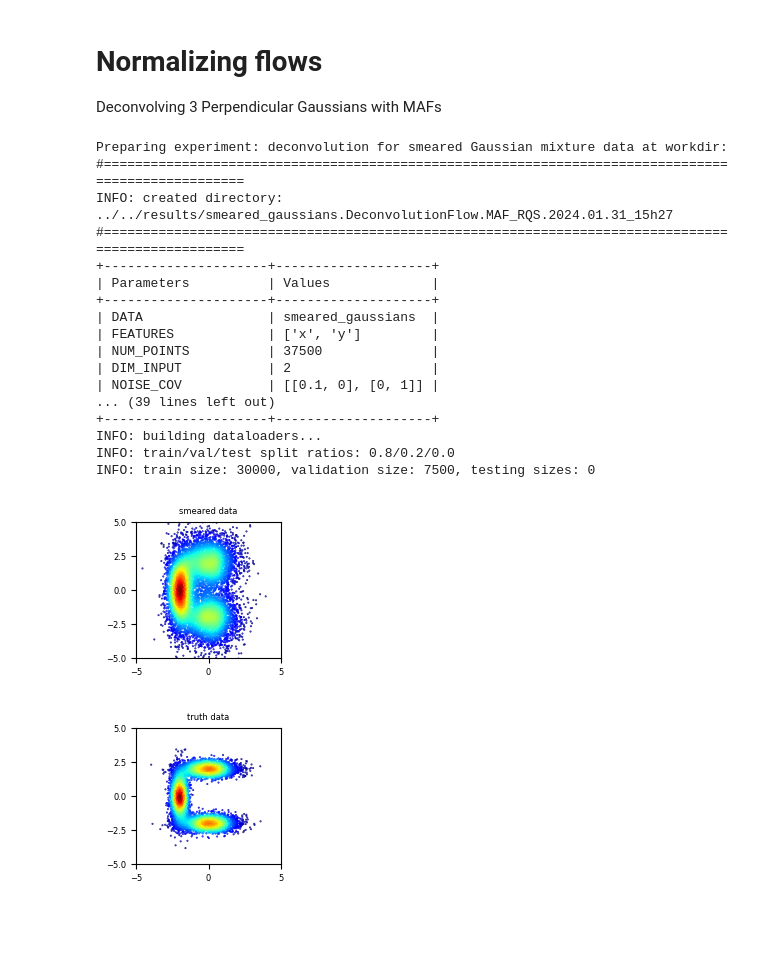
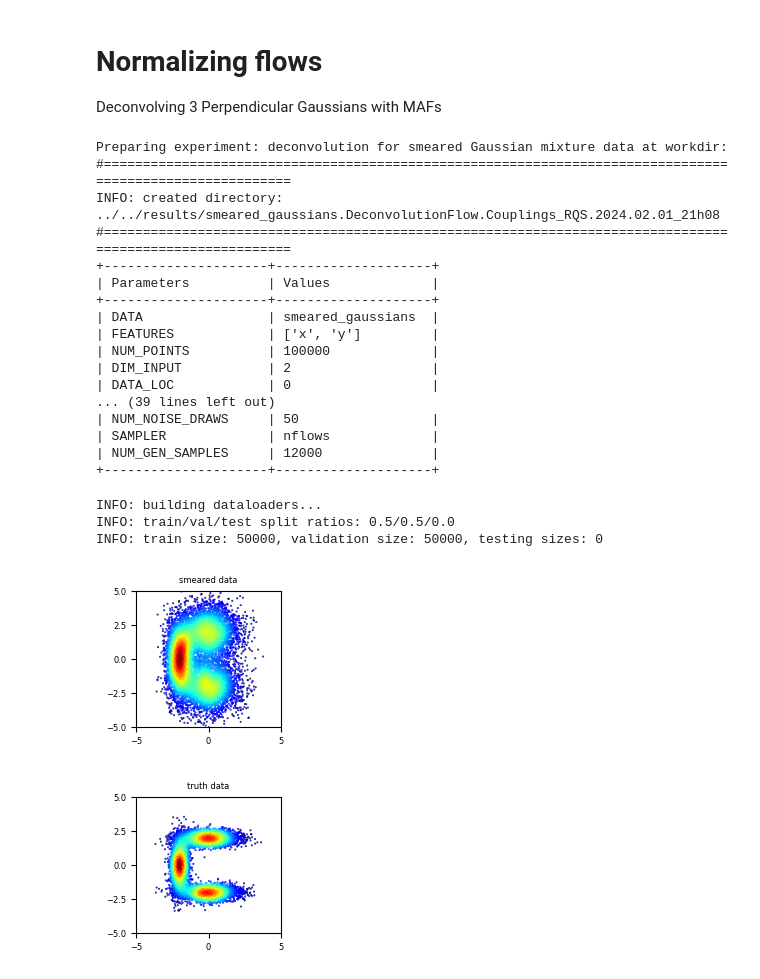
Before and after one commit to dfaroughy/Deconvolution, a Jupyter notebook: experiments/Toys/gaussians.ipynb, the cells around one changed output. Cells and saved outputs as stored; diff of their text form; code cells hidden in the pictures; blank space fills up the shorter version.

```diff
--- a/experiments/Toys/gaussians.ipynb
+++ b/experiments/Toys/gaussians.ipynb
@@ -22,22 +4,31 @@ def plot_gaussians(data, num_points=None, title=None, xlim=(-5,5), ylim=(-5,5)):
 # %%
 from deconvolution.trainer.trainer import Trainer
-from deconvolution.configs.toys_configs import Deconvolve_Toys_MAF_RQS_NormFlow as Configs
+from deconvolution.configs.toys_configs import Deconvolve_Toys_Couplings_RQS_NormFlow as Configs
 
 configs = Configs(DATA = 'smeared_gaussians',
-                  NUM_POINTS = 37500,
-                  DATA_SPLIT_FRACS = [0.8, 0.2, 0.0],
+                  NUM_POINTS = 100000,
+                  DATA_SPLIT_FRACS = [0.5, 0.5, 0.0],
+                  DATA_LOC = 0,
+                  DATA_SCALE = 1,
+                  PREPROCESS = None,
                   NOISE_COV = [[0.1, 0],[0, 1]],
+                  BATCH_SIZE = 512,
+                  EPOCHS = 20,
+                  EARLY_STOPPING = 20,
+                  MIN_EPOCHS = 50,
+                  NUM_GEN_SAMPLES = 12000,
                   NUM_TRANSFORMS = 5,
-                  DIM_HIDDEN = 16,
+                  DIM_HIDDEN = 32,
                   NUM_NOISE_DRAWS = 50,
+                  COUPLING_MASK = 'mid-split',
                   NUM_BLOCKS = 2,
-                  BATCH_SIZE = 512,
-                  EPOCHS = 100,
-                  EARLY_STOPPING = None,
-                  MIN_EPOCHS = None,
-                  PRINT_EPOCHS = 2,
+                  USE_RESIDUAL_BLOCKS = True,
+                  USE_BATCH_NORM = True,
+                  NUM_RQS_BINS = 20,
+                  TAIL_BOUND = 10,
+                  PRINT_EPOCHS = 5,
                   LR = 1e-4,
-                  WEIGHT_DECAY = 1e-5,
+                  DROPOUT = 0.2,
                   NUM_WORKERS = 8,
                   PIN_MEMORY = True,
                   DEVICE = 'cpu')
@@ -45,33 +36,40 @@ configs = Configs(DATA = 'smeared_gaussians',
 #...set working directory for results:
 
 configs.set_workdir(path='../../results', save_config=True)
-
-from deconvolution.datamodules.toys.datasets import SmearedGaussDataset
-from deconvolution.datamodules.toys.dataloader import ToysDataLoader
-
-gaussians = SmearedGaussDataset(configs)
-dataloader = ToysDataLoader(gaussians, configs)
-
-plot_gaussians(gaussians.smeared, title='smeared data', num_points=10000)
-plot_gaussians(gaussians.truth, title='truth data', num_points=10000)
 # %% [output]
 Preparing experiment: deconvolution for smeared Gaussian mixture data at workdir:
-#===================================================================================================
-INFO: created directory: ../../results/smeared_gaussians.DeconvolutionFlow.MAF_RQS.2024.01.31_15h27
-#===================================================================================================
+#=========================================================================================================
+INFO: created directory: ../../results/smeared_gaussians.DeconvolutionFlow.Couplings_RQS.2024.02.01_21h08
+#=========================================================================================================
 +---------------------+--------------------+
 | Parameters          | Values             |
 +---------------------+--------------------+
 | DATA                | smeared_gaussians  |
 | FEATURES            | ['x', 'y']         |
-| NUM_POINTS          | 37500              |
+| NUM_POINTS          | 100000             |
 | DIM_INPUT           | 2                  |
-| NOISE_COV           | [[0.1, 0], [0, 1]] |
+| DATA_LOC            | 0                  |
 ... (39 lines left out)
+| NUM_NOISE_DRAWS     | 50                 |
+| SAMPLER             | nflows             |
+| NUM_GEN_SAMPLES     | 12000              |
 +---------------------+--------------------+
-INFO: building dataloaders...
-INFO: train/val/test split ratios: 0.8/0.2/0.0
-INFO: train size: 30000, validation size: 7500, testing sizes: 0
-[figure, removed]
-[figure, removed]
+# %%
+from utils import plot_gaussians
+from deconvolution.datamodules.toys.datasets import SmearedGaussDataset
+from deconvolution.datamodules.toys.dataloader import ToysDataLoader
+
+gaussians = SmearedGaussDataset(configs)
+dataloader = ToysDataLoader(gaussians, configs)
+
+plot_gaussians(gaussians.target, title='smeared data', num_points=10000, xlim=(-5,5), ylim=(-5,5))
+if configs.PREPROCESS is not None:
+    plot_gaussians(gaussians.target_preprocess, title='smeared preprocess data', num_points=10000, xlim=(-3, 3), ylim=(-3,3))
+plot_gaussians(gaussians.truth, title='truth data', num_points=10000, xlim=(-5,5), ylim=(-5,5))
+# %% [output]
+INFO: building dataloaders...
+INFO: train/val/test split ratios: 0.5/0.5/0.0
+INFO: train size: 50000, validation size: 50000, testing sizes: 0
+[figure, added]
+[figure, added]
 # %%
```
Also changed, not shown: parts of 6 cells of this notebook, 11 other files.
